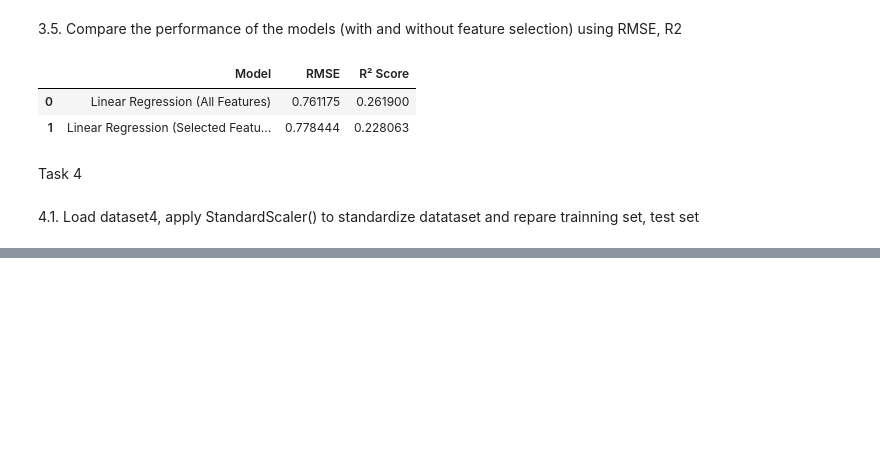
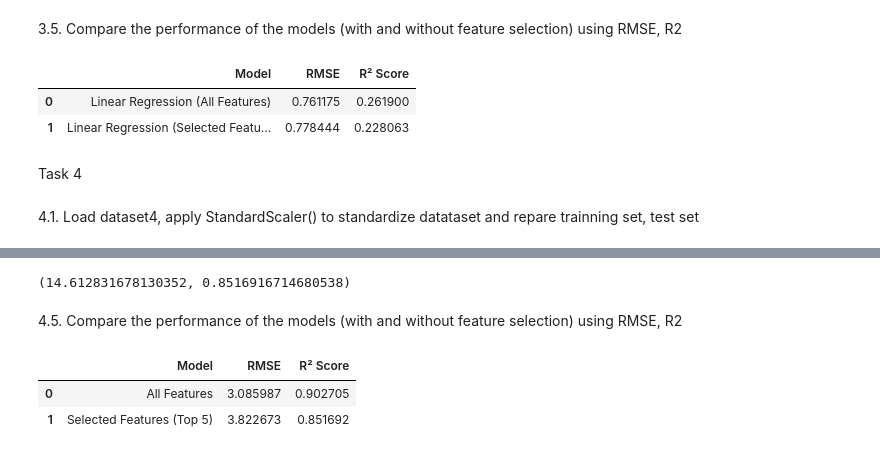
Before and after one commit to vinhbui123/machine_learning, a Jupyter notebook: lab3.ipynb, the cells around one changed output, grey strips where cells are left out. Cells and saved outputs as stored; diff of their text form; code cells hidden in the pictures; blank space fills up the shorter version.

```diff
--- a/lab3.ipynb
+++ b/lab3.ipynb
@@ -430,0 +535,46 @@ test set
+# %%
+# Select the top 5 features
+top_features = ["X5", "X4", "X2", "X1", "X3"]
+X_selected = df[top_features]
+
+# Standardize the selected features
+X_scaled_selected = scaler.fit_transform(X_selected)
+
+# Split into training and test sets
+X_train_sel, X_test_sel, Y_train, Y_test = train_test_split(X_scaled_selected, Y, test_size=0.2, random_state=42)
+
+# Train the Linear Regression model with selected features
+model_selected = LinearRegression()
+model_selected.fit(X_train_sel, Y_train)
+
+# Make predictions
+Y_pred_sel = model_selected.predict(X_test_sel)
+
+# Evaluate the new model
+mse_sel = mean_squared_error(Y_test, Y_pred_sel)
+r2_sel = r2_score(Y_test, Y_pred_sel)
+
+mse_sel, r2_sel
+# %% [output]
+(14.612831678130352, 0.8516916714680538)
+# %% [markdown]
+4.5. Compare the performance of the models (with and without feature selection) using
+RMSE, R2
+# %%
+# Compute RMSE for both models
+rmse_all_features = np.sqrt(mean_squared_error(Y_test, Y_pred))
+rmse_selected_features = np.sqrt(mse_sel)  # Already computed earlier
+
+# Prepare comparison results
+comparison_results = pd.DataFrame({
+    "Model": ["All Features", "Selected Features (Top 5)"],
+    "RMSE": [rmse_all_features, rmse_selected_features],
+    "R² Score": [r2, r2_sel]
+})
+
+# Display comparison
+comparison_results
+# %% [output]
+|  | Model | RMSE | R² Score |
+| 0 | All Features | 3.085987 | 0.902705 |
+| 1 | Selected Features (Top 5) | 3.822673 | 0.851692 |
```
Also changed, not shown: parts of 9 cells of this notebook.
